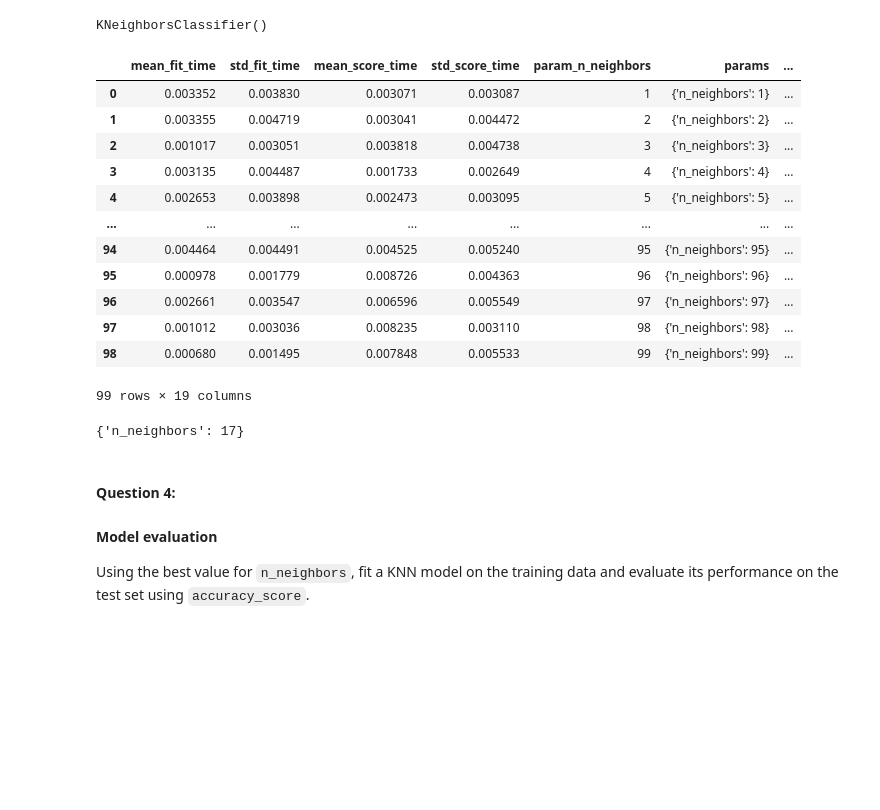
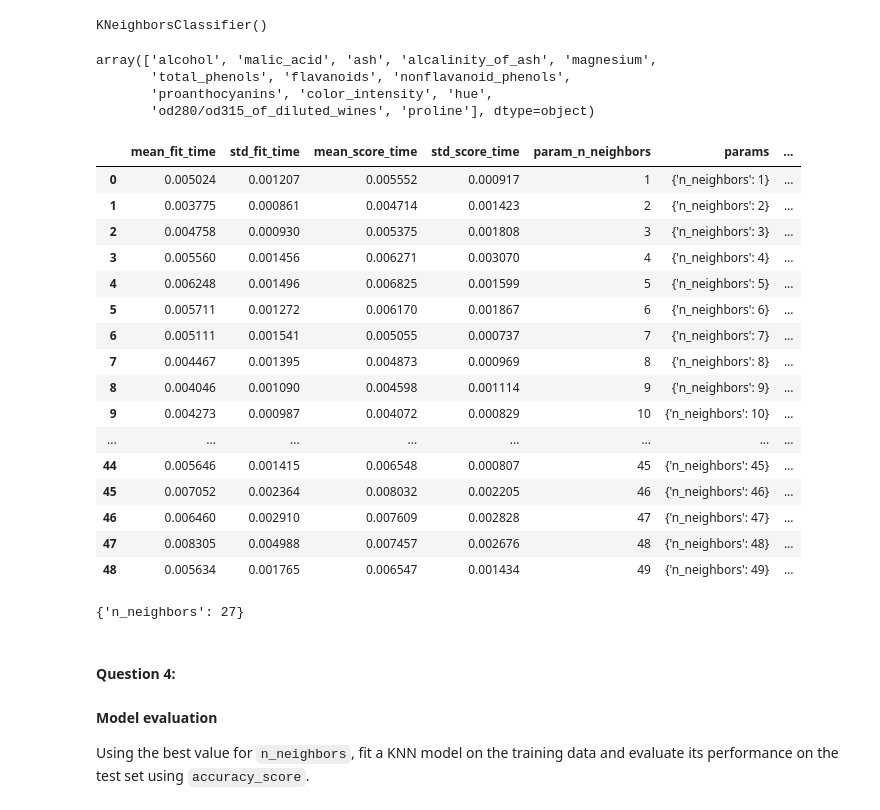
Before and after one commit to basaberi6/LCR, a Jupyter notebook: 02_activities/assignments/assignment_1.ipynb, the cells around one changed output. Drawn from its saved outputs; the diff is of its cells as text; code cells hidden in the pictures; blank space fills up the shorter version.

```diff
--- a/02_activities/assignments/assignment_1.ipynb
+++ b/02_activities/assignments/assignment_1.ipynb
@@ -251,7 +233,7 @@ KNeighborsClassifier()
 # %%
 # Your code here 2...
 parameter_grid = {
-    "n_neighbors": range(1, 100, 1),
+    "n_neighbors": range(1, 50, 1),
 }
 # %%
 # Your code here 3...
@@ -260,33 +242,47 @@ wine_tune_grid = GridSearchCV(
     param_grid=parameter_grid,
     cv=10
 )
+# %%
+#make array for predicor variables
+predictor_var = wine_df.columns[:13].to_numpy()
+predictor_var
+# %% [output]
+array(['alcohol', 'malic_acid', 'ash', 'alcalinity_of_ash', 'magnesium',
+       'total_phenols', 'flavanoids', 'nonflavanoid_phenols',
+       'proanthocyanins', 'color_intensity', 'hue',
+       'od280/od315_of_diluted_wines', 'proline'], dtype=object)
 # %%
+# Tried malic_acid before instad of flavanoids and it was .73
 # Your code here 4...
 wine_tune_grid.fit(
-    wine_train[["alcohol", "malic_acid"]],
+    wine_train[predictor_var],
     wine_train["class"]
 )
 
 accuracies_grid = pd.DataFrame(wine_tune_grid.cv_results_)
 accuracies_grid
 # %% [output]
 |  | mean_fit_time | std_fit_time | mean_score_time | std_score_time | param_n_neighbors | params | ... |
-| 0 | 0.003352 | 0.003830 | 0.003071 | 0.003087 | 1 | {'n_neighbors': 1} | ... |
-| 1 | 0.003355 | 0.004719 | 0.003041 | 0.004472 | 2 | {'n_neighbors': 2} | ... |
-| 2 | 0.001017 | 0.003051 | 0.003818 | 0.004738 | 3 | {'n_neighbors': 3} | ... |
-| 3 | 0.003135 | 0.004487 | 0.001733 | 0.002649 | 4 | {'n_neighbors': 4} | ... |
-| 4 | 0.002653 | 0.003898 | 0.002473 | 0.003095 | 5 | {'n_neighbors': 5} | ... |
+| 0 | 0.005024 | 0.001207 | 0.005552 | 0.000917 | 1 | {'n_neighbors': 1} | ... |
+| 1 | 0.003775 | 0.000861 | 0.004714 | 0.001423 | 2 | {'n_neighbors': 2} | ... |
+| 2 | 0.004758 | 0.000930 | 0.005375 | 0.001808 | 3 | {'n_neighbors': 3} | ... |
+| 3 | 0.005560 | 0.001456 | 0.006271 | 0.003070 | 4 | {'n_neighbors': 4} | ... |
+| 4 | 0.006248 | 0.001496 | 0.006825 | 0.001599 | 5 | {'n_neighbors': 5} | ... |
+| 5 | 0.005711 | 0.001272 | 0.006170 | 0.001867 | 6 | {'n_neighbors': 6} | ... |
+| 6 | 0.005111 | 0.001541 | 0.005055 | 0.000737 | 7 | {'n_neighbors': 7} | ... |
+| 7 | 0.004467 | 0.001395 | 0.004873 | 0.000969 | 8 | {'n_neighbors': 8} | ... |
+| 8 | 0.004046 | 0.001090 | 0.004598 | 0.001114 | 9 | {'n_neighbors': 9} | ... |
+| 9 | 0.004273 | 0.000987 | 0.004072 | 0.000829 | 10 | {'n_neighbors': 10} | ... |
 | ... | ... | ... | ... | ... | ... | ... | ... |
-| 94 | 0.004464 | 0.004491 | 0.004525 | 0.005240 | 95 | {'n_neighbors': 95} | ... |
-| 95 | 0.000978 | 0.001779 | 0.008726 | 0.004363 | 96 | {'n_neighbors': 96} | ... |
-| 96 | 0.002661 | 0.003547 | 0.006596 | 0.005549 | 97 | {'n_neighbors': 97} | ... |
-| 97 | 0.001012 | 0.003036 | 0.008235 | 0.003110 | 98 | {'n_neighbors': 98} | ... |
-| 98 | 0.000680 | 0.001495 | 0.007848 | 0.005533 | 99 | {'n_neighbors': 99} | ... |
+| 44 | 0.005646 | 0.001415 | 0.006548 | 0.000807 | 45 | {'n_neighbors': 45} | ... |
+| 45 | 0.007052 | 0.002364 | 0.008032 | 0.002205 | 46 | {'n_neighbors': 46} | ... |
+| 46 | 0.006460 | 0.002910 | 0.007609 | 0.002828 | 47 | {'n_neighbors': 47} | ... |
+| 47 | 0.008305 | 0.004988 | 0.007457 | 0.002676 | 48 | {'n_neighbors': 48} | ... |
+| 48 | 0.005634 | 0.001765 | 0.006547 | 0.001434 | 49 | {'n_neighbors': 49} | ... |
-99 rows × 19 columns
 # %%
 wine_tune_grid.best_params_
 # %% [output]
-{'n_neighbors': 17}
+{'n_neighbors': 27}
 # %% [markdown]
 #### **Question 4:**
 #### Model evaluation
```
Also changed, not shown: parts of 4 cells of this notebook.
